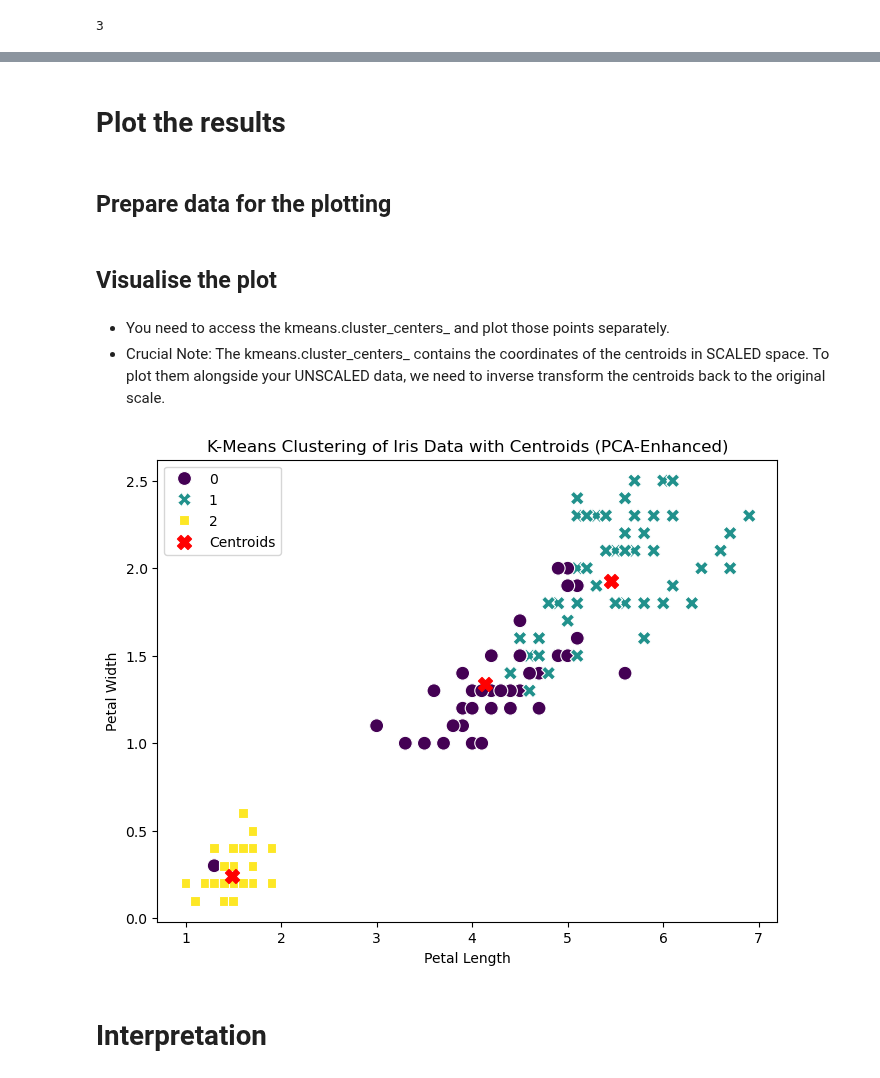
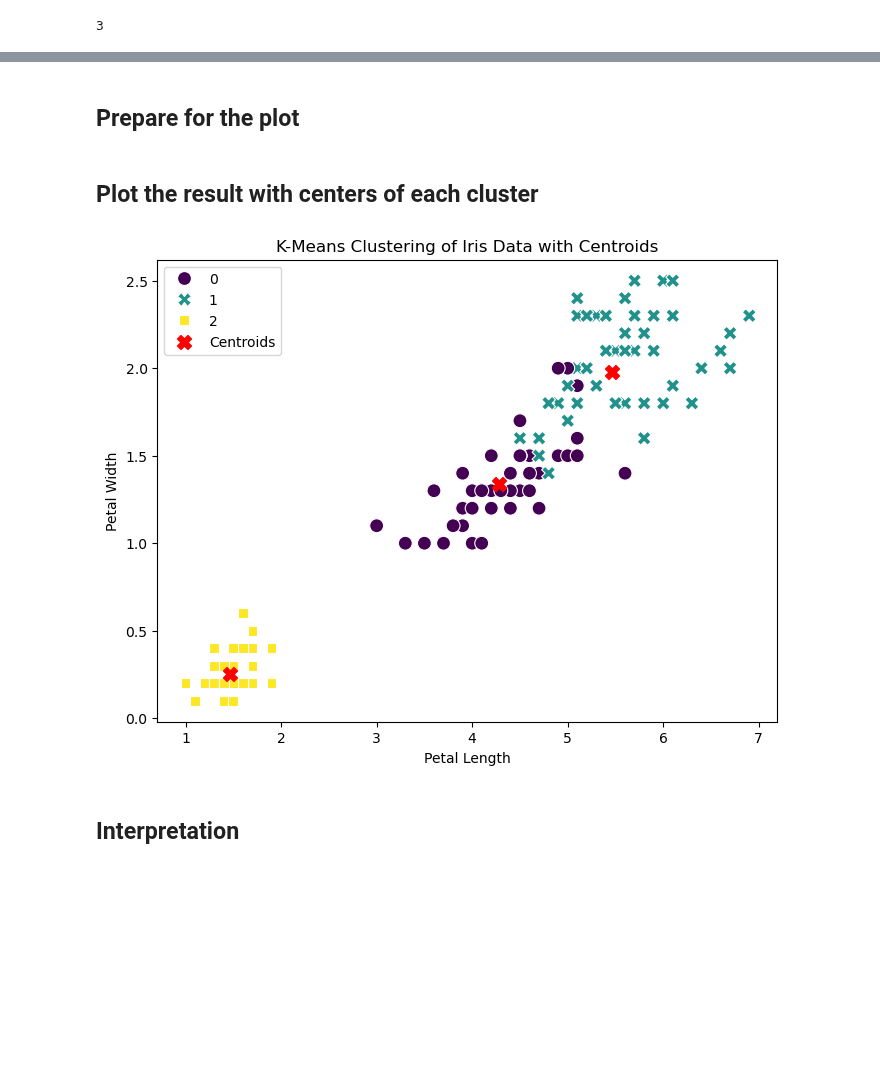
Before and after one commit to pakkapol-s/Data-Analysis-Projects, a Jupyter notebook: K-means/K-mean_iris.ipynb, the cells around one changed output, grey strips where cells are left out. Cells and saved outputs as stored; diff of their text form; code cells hidden in the pictures; blank space fills up the shorter version.

```diff
--- a/K-means/K-mean_iris.ipynb
+++ b/K-means/K-mean_iris.ipynb
@@ -139,0 +113,7 @@ Total Variance Explained by 3 Components: 0.9947
+# %%
+# 1. Select only the numerical features for clustering
+X = df_iris[['sepal_length', 'sepal_width', 'petal_length', 'petal_width']]
+
+# 2. Standardize the data
+scaler = MinMaxScaler()
+X_scaled = scaler.fit_transform(X)
@@ -187,0 +177,10 @@ df_iris['Cluster_PCA'] = cluster_labels_pca
+# %%
+# Get the cluster assignments (0, 1, or 2) for each data point
+cluster_labels = kmeans.labels_
+
+# Add the cluster labels back to your original, unscaled DataFrame
+df_iris['Cluster'] = cluster_labels
+
+# Now you can analyze the characteristics of each cluster in df_iris
+# %% [markdown]
+## Prepare for the plot
@@ -188,4 +192,2 @@ df_iris['Cluster_PCA'] = cluster_labels_pca
 # %% [markdown]
-# Plot the results
+## Plot the result with centers of each cluster
-# %% [markdown]
-## Prepare data for the plotting
@@ -197,56 +194,48 @@ y_cluster = df_iris['Cluster_PCA']
-# %% [markdown]
-## Visualise the plot
-# %% [markdown]
-- You need to access the kmeans.cluster_centers_ and plot those points separately.
-- Crucial Note: The kmeans.cluster_centers_ contains the coordinates of the centroids in SCALED space. To plot them alongside your UNSCALED data, we need to inverse transform the centroids back to the original scale.
 # %%
-# 1. Get the SCALED centroid coordinates (in PCA space)
-centroids_scaled = kmeans_pca.cluster_centers_
+# 1. Get the SCALED centroid coordinates
+centroids_scaled = kmeans.cluster_centers_
 
-# 2. Inverse PCA Transformation - FIX THE VARIABLE NAME
-# This transforms the 2 PCA features back into 4 SCALED original features
-# You should use 'centroids_scaled' here
-centroids_scaled_features = pca.inverse_transform(centroids_scaled)
+# 2. Inverse Transform the centroids back to the original scale
+# We need to reshape the scaled features (X_scaled) to get the original columns
+# so the inverse_transform works correctly for the features used in the plot (petal_length and petal_width)
+centroids_unscaled = scaler.inverse_transform(centroids_scaled)
 
-# 3. Inverse Scaling Transformation
-# This transforms the 4 SCALED features back into 4 UNSCALED original features
-centroids_unscaled = scaler.inverse_transform(centroids_scaled_features)
+# 3. Convert the unscaled centroids back to a DataFrame for easier plotting
+# We use the original column names
+centroids_df = pd.DataFrame(centroids_unscaled, columns=X.columns)
 
-# 4. Convert the unscaled centroids back to a DataFrame for easier plotting
-# This uses the 4 unscaled features
-centroids_df = pd.DataFrame(centroids_unscaled, columns=X.columns)
 
 # Plotting Code with Centroids
 plt.figure(figsize=(8, 6))
 
-# Scatter Plot for Data Points - FIX HUE AND STYLE
+# Scatter Plot for Data Points
 sns.scatterplot(
     x=df_iris['petal_length'],
     y=df_iris['petal_width'],
-    hue=df_iris['Cluster_PCA'], # FIX: Use Cluster_PCA
+    hue=df_iris['Cluster'],
     palette='viridis',
-    style=df_iris['Cluster_PCA'], # FIX: Use Cluster_PCA
+    style=df_iris['Cluster'],
     s=100,
     legend='full'
 )
 
-# Add Centroids (This block was already correct for unscaled features)
+# Add Centroids
 plt.scatter(
-    x=centroids_df['petal_length'],
-    y=centroids_df['petal_width'],
-    marker='X',
-    s=100, # Increased size for visibility
-    color='red',
+    x=centroids_df['petal_length'],  # Petal Length for centroids
+    y=centroids_df['petal_width'],   # Petal Width for centroids
+    marker='X',                      # Use an 'X' marker for visibility
+    s=100,                           # Make the markers large
+    color='red',                     # Use a distinct color
     label='Centroids'
 )
 
-plt.title('K-Means Clustering of Iris Data with Centroids (PCA-Enhanced)')
+plt.title('K-Means Clustering of Iris Data with Centroids')
 plt.xlabel('Petal Length')
 plt.ylabel('Petal Width')
 plt.legend()
 plt.show()
 # %% [output]
-[figure, old version]
+[figure, new version]
 # %% [markdown]
-# Interpretation
+## Interpretation
 # %%
```
Also changed, not shown: parts of 21 cells of this notebook.
